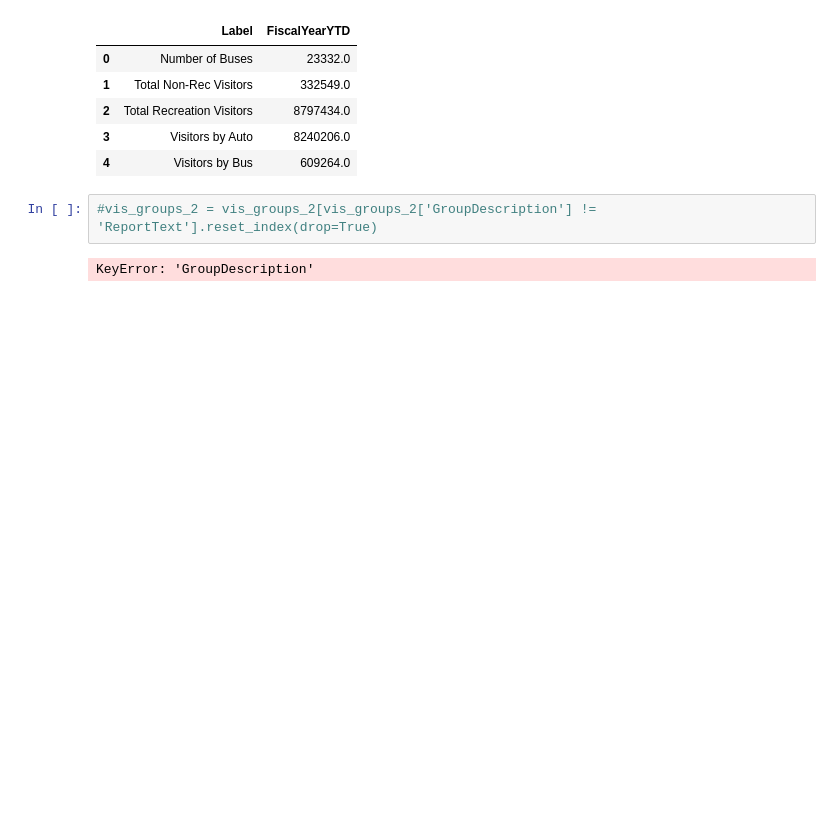
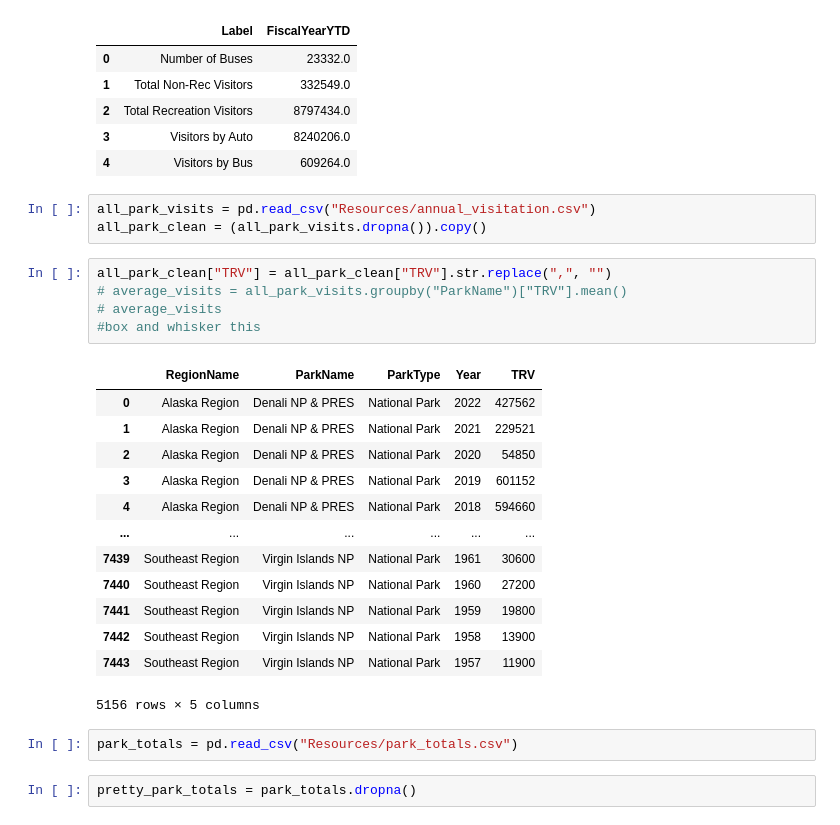
Before and after one commit to andymatsuura/NPS-Analysis, a Jupyter notebook: andy-dataclean_yosemite.ipynb, the cells around one changed output. Drawn from its saved outputs; the diff is of its cells as text; blank space fills up the shorter version.

Commit message:
add csv's, clean csv data from nps, add weather api

```diff
--- a/andy-dataclean_yosemite.ipynb
+++ b/andy-dataclean_yosemite.ipynb
@@ -184,6 +184,28 @@ vis_groups_2
 | 3 | Visitors by Auto | 8240206.0 |
 | 4 | Visitors by Bus | 609264.0 |
 # %%
-#vis_groups_2 = vis_groups_2[vis_groups_2['GroupDescription'] != 'ReportText'].reset_index(drop=True)
+all_park_visits = pd.read_csv("Resources/annual_visitation.csv")
+all_park_clean = (all_park_visits.dropna()).copy()
-# %% [output]
-KeyError: 'GroupDescription'
+# %%
+all_park_clean["TRV"] = all_park_clean["TRV"].str.replace(",", "")
+# average_visits = all_park_visits.groupby("ParkName")["TRV"].mean()
+# average_visits
+#box and whisker this
+# %% [output]
+|  | RegionName | ParkName | ParkType | Year | TRV |
+| 0 | Alaska Region | Denali NP & PRES | National Park | 2022 | 427562 |
+| 1 | Alaska Region | Denali NP & PRES | National Park | 2021 | 229521 |
+| 2 | Alaska Region | Denali NP & PRES | National Park | 2020 | 54850 |
+| 3 | Alaska Region | Denali NP & PRES | National Park | 2019 | 601152 |
+| 4 | Alaska Region | Denali NP & PRES | National Park | 2018 | 594660 |
+| ... | ... | ... | ... | ... | ... |
+| 7439 | Southeast Region | Virgin Islands NP | National Park | 1961 | 30600 |
+| 7440 | Southeast Region | Virgin Islands NP | National Park | 1960 | 27200 |
+| 7441 | Southeast Region | Virgin Islands NP | National Park | 1959 | 19800 |
+| 7442 | Southeast Region | Virgin Islands NP | National Park | 1958 | 13900 |
+| 7443 | Southeast Region | Virgin Islands NP | National Park | 1957 | 11900 |
+5156 rows × 5 columns
+# %%
+park_totals = pd.read_csv("Resources/park_totals.csv")
+# %%
+pretty_park_totals = park_totals.dropna()
```
Also changed, not shown: parts of 3 cells of this notebook, 6 other files.
